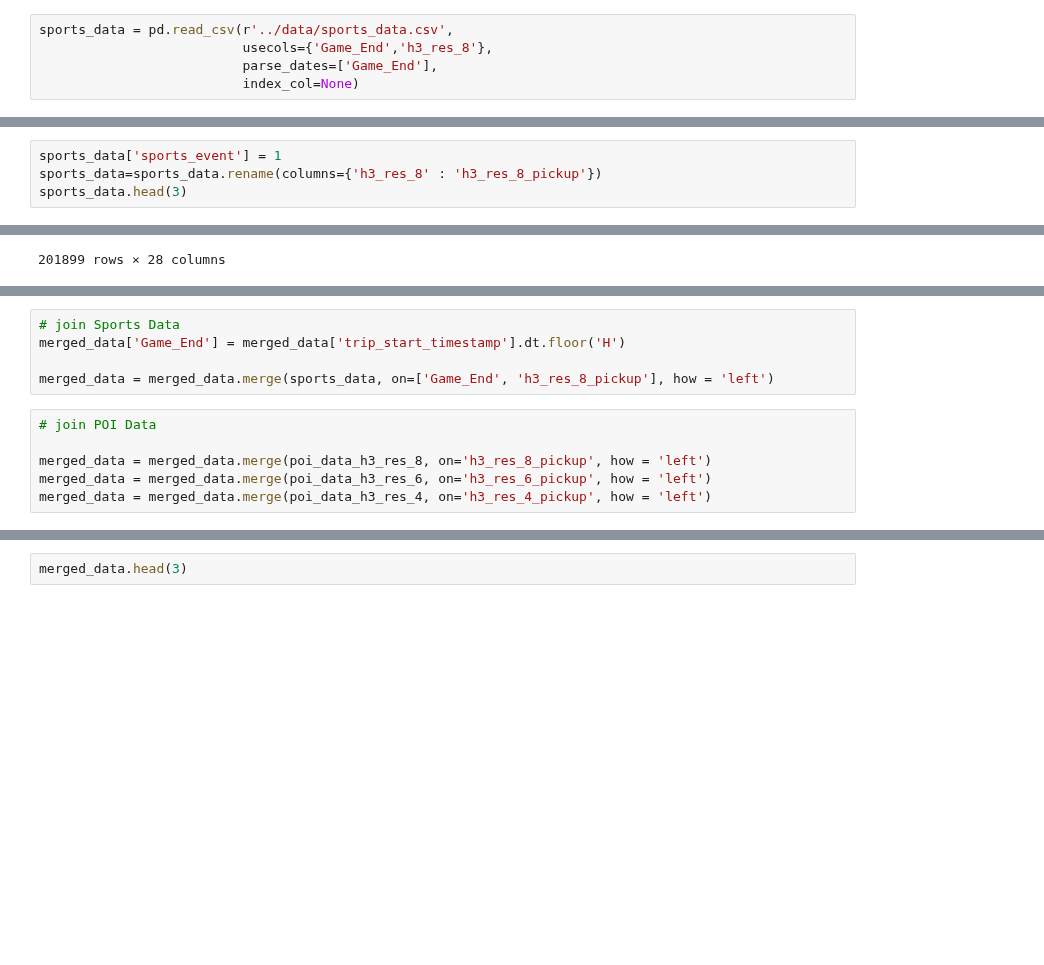
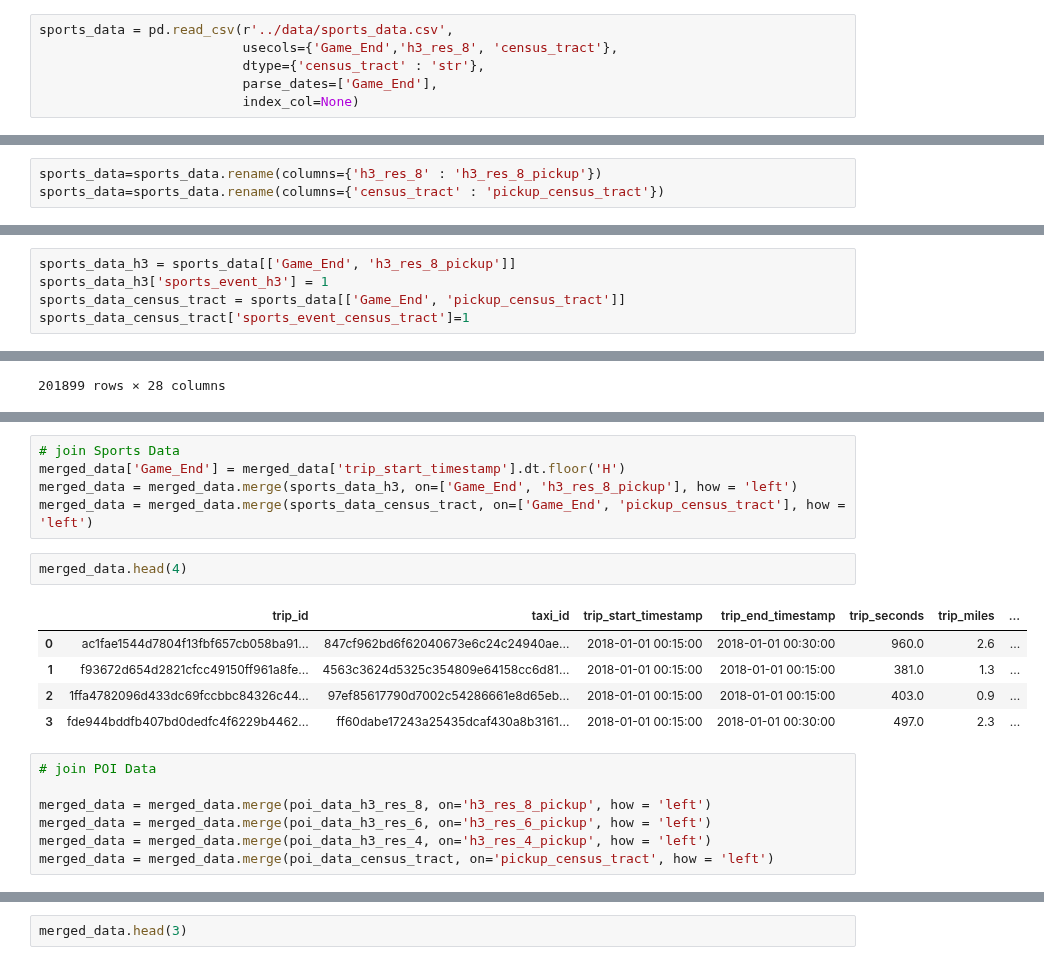
Before and after one commit to ltempfli/AAA-AIbertus-Magnus, a Jupyter notebook: tasks/01_Data_Preparation.ipynb, the cells around one changed output, grey strips where cells are left out. Saved outputs shown, nothing was run; the diff lists cells and outputs as text; blank space fills up the shorter version.

```diff
--- a/tasks/01_Data_Preparation.ipynb
+++ b/tasks/01_Data_Preparation.ipynb
@@ -84,7 +84,8 @@ weather_data_raw = pd.read_csv(r'../data/weather_raw.csv',
                                index_col=None)
 # %%
 sports_data = pd.read_csv(r'../data/sports_data.csv',
-                          usecols={'Game_End','h3_res_8'},
+                          usecols={'Game_End','h3_res_8', 'census_tract'},
+                          dtype={'census_tract' : 'str'},
                           parse_dates=['Game_End'],
                           index_col=None)
 # %%
@@ -341,4 +366,3 @@ poi_data_h3_res_8.head(10)
 # %%
-sports_data['sports_event'] = 1
 sports_data=sports_data.rename(columns={'h3_res_8' : 'h3_res_8_pickup'})
-sports_data.head(3)
+sports_data=sports_data.rename(columns={'census_tract' : 'pickup_census_tract'})
@@ -349,0 +369,5 @@ sports_data.head(3)
+# %%
+sports_data_h3 = sports_data[['Game_End', 'h3_res_8_pickup']]
+sports_data_h3['sports_event_h3'] = 1
+sports_data_census_tract = sports_data[['Game_End', 'pickup_census_tract']]
+sports_data_census_tract['sports_event_census_tract']=1
@@ -982,14 +1030,23 @@ merged_data
 # %%
 # join Sports Data
 merged_data['Game_End'] = merged_data['trip_start_timestamp'].dt.floor('H')
-
-merged_data = merged_data.merge(sports_data, on=['Game_End', 'h3_res_8_pickup'], how = 'left')
+merged_data = merged_data.merge(sports_data_h3, on=['Game_End', 'h3_res_8_pickup'], how = 'left')
+merged_data = merged_data.merge(sports_data_census_tract, on=['Game_End', 'pickup_census_tract'], how = 'left')
+# %%
+merged_data.head(4)
+# %% [output]
+|  | trip_id | taxi_id | trip_start_timestamp | trip_end_timestamp | trip_seconds | trip_miles | ... |
+| 0 | ac1fae1544d7804f13fbf657cb058ba91... | 847cf962bd6f62040673e6c24c24940ae... | 2018-01-01 00:15:00 | 2018-01-01 00:30:00 | 960.0 | 2.6 | ... |
+| 1 | f93672d654d2821cfcc49150ff961a8fe... | 4563c3624d5325c354809e64158cc6d81... | 2018-01-01 00:15:00 | 2018-01-01 00:15:00 | 381.0 | 1.3 | ... |
+| 2 | 1ffa4782096d433dc69fccbbc84326c44... | 97ef85617790d7002c54286661e8d65eb... | 2018-01-01 00:15:00 | 2018-01-01 00:15:00 | 403.0 | 0.9 | ... |
+| 3 | fde944bddfb407bd0dedfc4f6229b4462... | ff60dabe17243a25435dcaf430a8b3161... | 2018-01-01 00:15:00 | 2018-01-01 00:30:00 | 497.0 | 2.3 | ... |
 # %%
 # join POI Data
 
 merged_data = merged_data.merge(poi_data_h3_res_8, on='h3_res_8_pickup', how = 'left')
 merged_data = merged_data.merge(poi_data_h3_res_6, on='h3_res_6_pickup', how = 'left')
 merged_data = merged_data.merge(poi_data_h3_res_4, on='h3_res_4_pickup', how = 'left')
+merged_data = merged_data.merge(poi_data_census_tract, on='pickup_census_tract', how = 'left')
 # %%
 merged_data.info()
 # %% [output]
```
Also changed, not shown: parts of 16 cells of this notebook, 4 other files.
